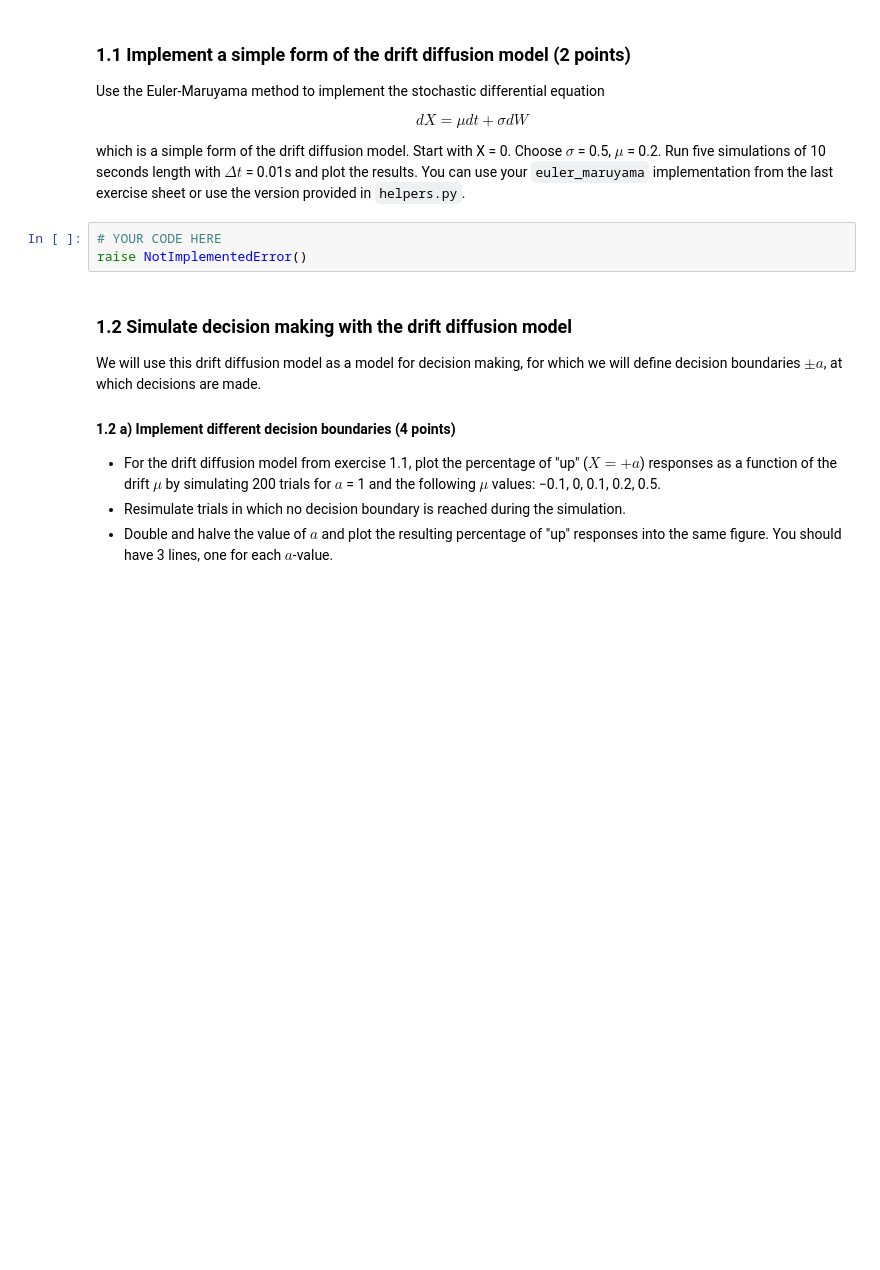
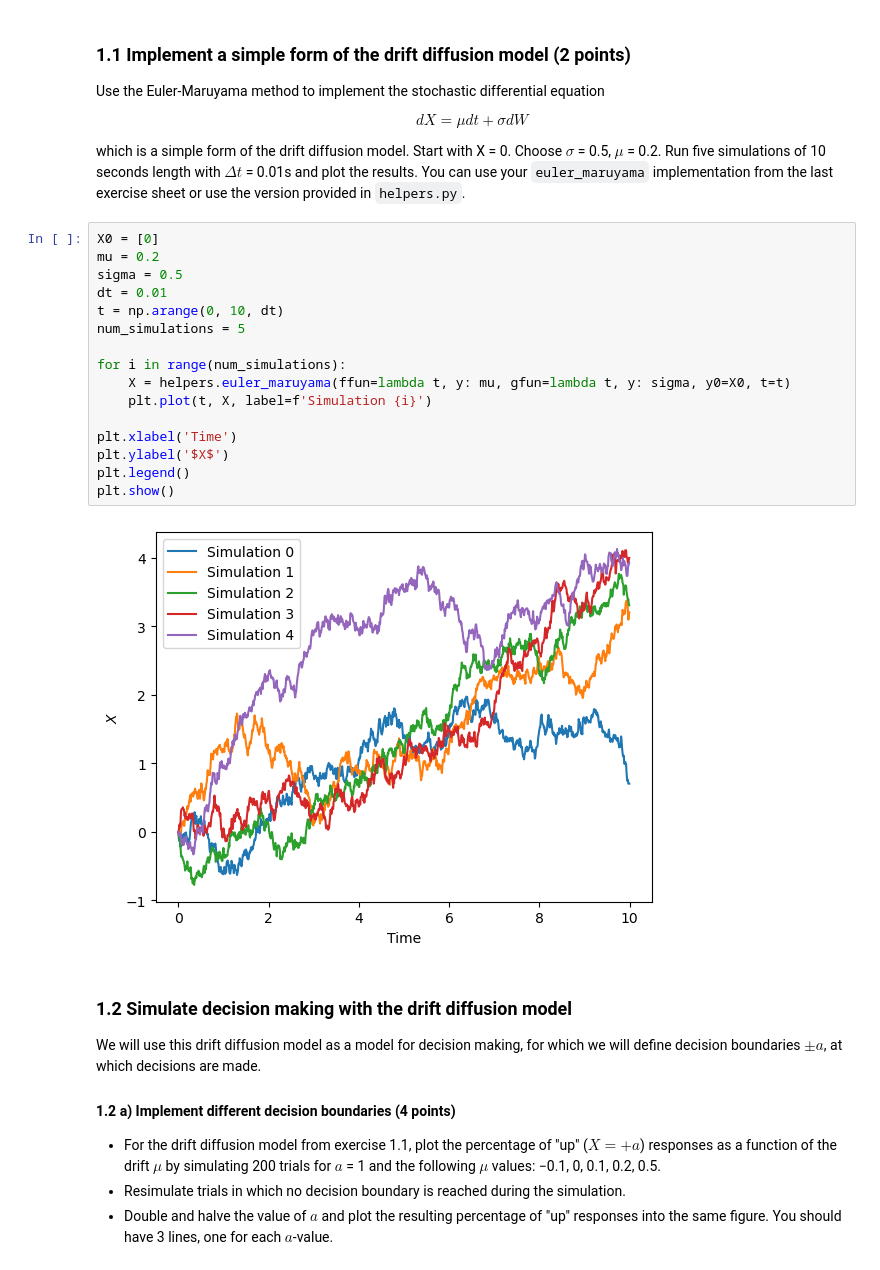
Before and after one commit to lfogarty98/mhbf_pt, a Jupyter notebook: 5-decision-making-I/decision-making-I.ipynb, the cells around one changed output. Saved outputs shown, nothing was run; the diff lists cells and outputs as text; blank space fills up the shorter version.

```diff
--- a/5-decision-making-I/decision-making-I.ipynb
+++ b/5-decision-making-I/decision-making-I.ipynb
@@ -81,9 +82,24 @@ $$
 
 which is a simple form of the drift diffusion model. Start with X = 0. Choose $\sigma$ = 0.5, $\mu$ = 0.2.
 Run five simulations of 10 seconds length with $\Delta t$ = 0.01s and plot the results. You can use your `euler_maruyama` implementation from the last exercise sheet or use the version provided in `helpers.py`.
-# %%
-# YOUR CODE HERE
-raise NotImplementedError()
+# %%
+X0 = [0]
+mu = 0.2
+sigma = 0.5
+dt = 0.01
+t = np.arange(0, 10, dt)
+num_simulations = 5
+
+for i in range(num_simulations):
+    X = helpers.euler_maruyama(ffun=lambda t, y: mu, gfun=lambda t, y: sigma, y0=X0, t=t)
+    plt.plot(t, X, label=f'Simulation {i}')
+
+plt.xlabel('Time')
+plt.ylabel('$X$')
+plt.legend()
+plt.show()
+# %% [output]
+[figure, added]
 # %% [markdown]
 ### 1.2 Simulate decision making with the drift diffusion model
 We will use this drift diffusion model as a model for decision making, for which we will define decision boundaries $\pm a$, at which decisions are made.
```
Also changed, not shown: parts of 11 cells of this notebook.
